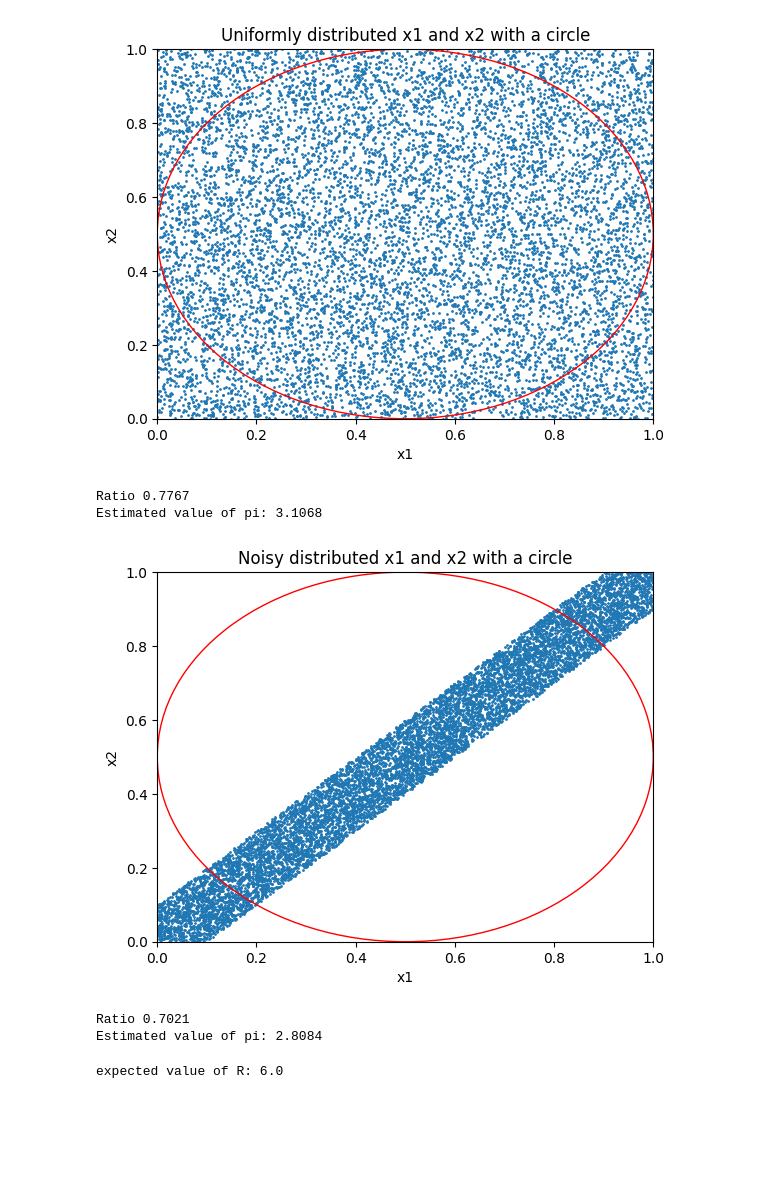
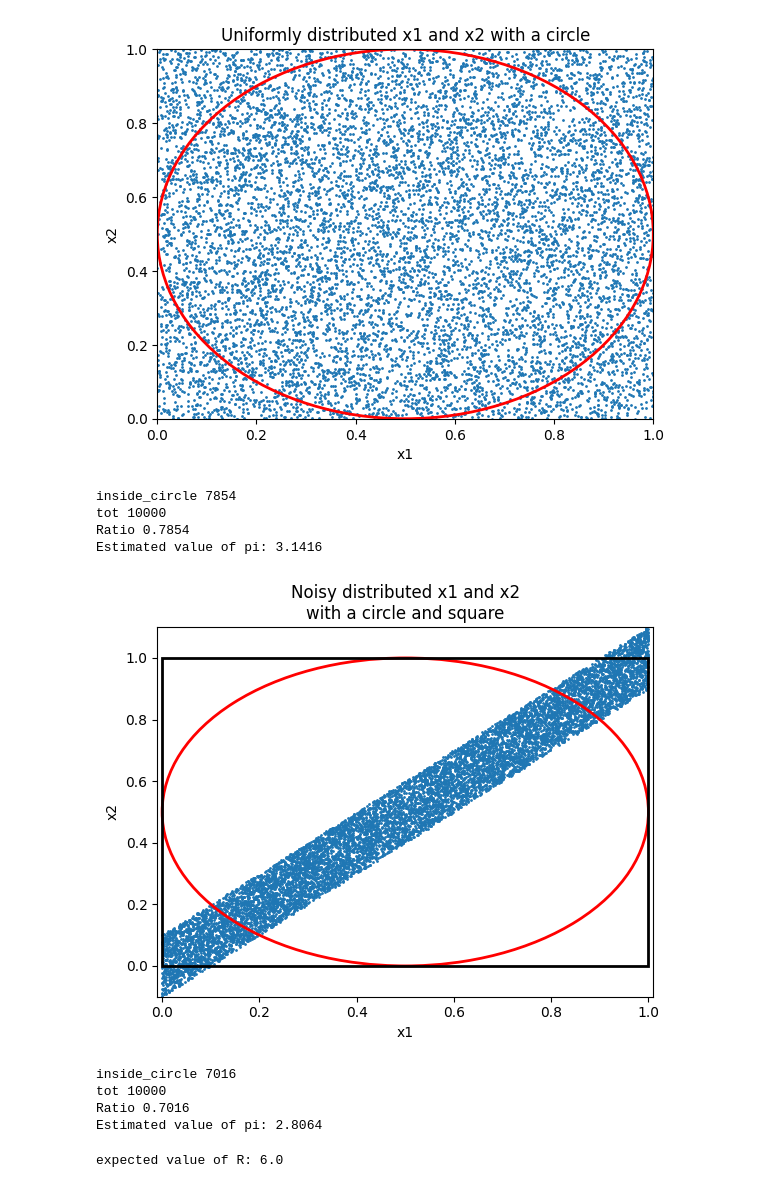
Before and after one commit to saraahmadi3/inf368, a Jupyter notebook: p3/part1.ipynb, the cells around one changed output. Saved outputs shown, nothing was run; the diff lists cells and outputs as text; code cells hidden in the pictures; blank space fills up the shorter version.

```diff
--- a/p3/part1.ipynb
+++ b/p3/part1.ipynb
@@ -12,7 +12,7 @@ x2 = np.random.uniform(0, 1, 10000)
 fig, ax = plt.subplots()
 ax.scatter(x1, x2, s=1)
 
-circle = Circle((0.5, 0.5), 0.5, edgecolor='r', facecolor='none')
+circle = Circle((0.5, 0.5), 0.5, edgecolor='r', facecolor='none',linewidth=2.0)
 ax.add_patch(circle)
 
 ax.set_xlim(0, 1)
@@ -22,7 +22,7 @@ ax.set_ylabel('x2')
 ax.set_title('Uniformly distributed x1 and x2 with a circle')
 plt.show()
 # %% [output]
-[figure, old version]
+[figure, new version]
 # %%
 # Calculate the distance of each point from the center of the circle
 distances = np.sqrt((x1 - 0.5)**2 + (x2 - 0.5)**2)
@@ -35,34 +35,39 @@ outside_circle = np.sum(distances > 0.5)
 
 # Calculate the ratio
 ratio = inside_circle / (outside_circle+inside_circle)
-
+print('inside_circle', inside_circle)
+print('tot', outside_circle+inside_circle)
 print('Ratio', ratio)
 ratio
 
 pi_estimate = 4 * ratio
 print('Estimated value of pi:', pi_estimate)
 # %% [output]
-Ratio 0.7767
-Estimated value of pi: 3.1068
+inside_circle 7854
+tot 10000
+Ratio 0.7854
+Estimated value of pi: 3.1416
 # %%
 # Generate 10,000 samples of x1 and x2 pairs
 x1 = np.random.uniform(0, 1, 10000)
 x2 = x1+np.random.uniform(-0.1,0.1, 10000)
 
 fig, ax = plt.subplots()
 ax.scatter(x1, x2, s=1)
 
-circle = Circle((0.5, 0.5), 0.5, edgecolor='r', facecolor='none')
+circle = Circle((0.5, 0.5), 0.5, edgecolor='r', facecolor='none',linewidth=2.0)
+square = Rectangle((0, 0), 1, 1, edgecolor='k', facecolor='none',linewidth=2.0)
 ax.add_patch(circle)
+ax.add_patch(square)
 
-ax.set_xlim(0, 1)
-ax.set_ylim(0, 1)
+ax.set_xlim(-0.01, 1.01)
+ax.set_ylim(-0.1, 1.1)
 ax.set_xlabel('x1')
 ax.set_ylabel('x2')
-ax.set_title('Noisy distributed x1 and x2 with a circle')
+ax.set_title('Noisy distributed x1 and x2\nwith a circle and square')
 plt.show()
 # %% [output]
-[figure, old version]
+[figure, new version]
 # %%
 # Calculate the distance of each point from the center of the circle
 distances = np.sqrt((x1 - 0.5)**2 + (x2 - 0.5)**2)
@@ -75,15 +80,17 @@ outside_circle = np.sum(distances > 0.5)
 
 # Calculate the ratio
 ratio = inside_circle / (outside_circle+inside_circle)
-
-ratio
+print('inside_circle', inside_circle)
+print('tot', outside_circle+inside_circle)
 print('Ratio', ratio)
 
 pi_estimate = 4 * ratio
 print('Estimated value of pi:', pi_estimate)
 # %% [output]
-Ratio 0.7021
-Estimated value of pi: 2.8084
+inside_circle 7016
+tot 10000
+Ratio 0.7016
+Estimated value of pi: 2.8064
 # %%
 E_R=0*0.35+5*0.3+10*0.25+20*0.1
 print('expected value of R:', E_R)
```
Also changed, not shown: parts of 14 cells of this notebook, 12 other files.
